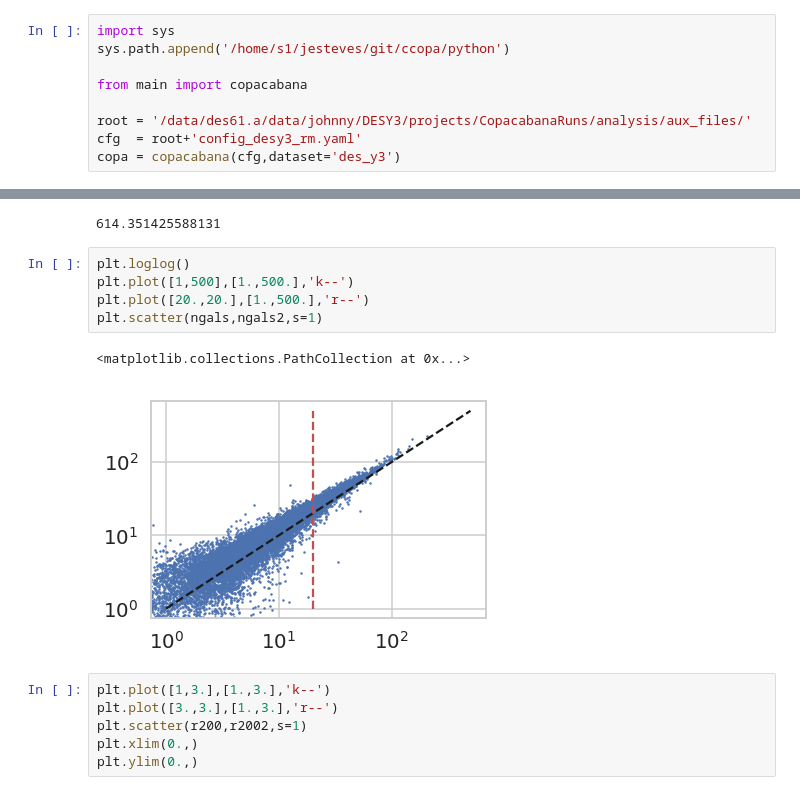
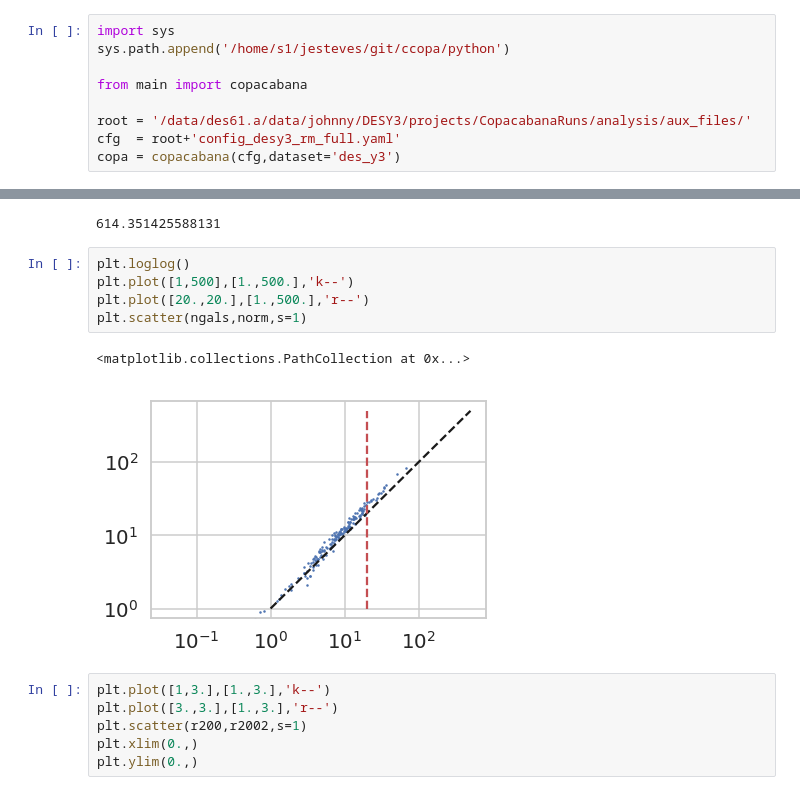
Before and after one commit to estevesjh/CopacabanaRuns, a Jupyter notebook: analysis/clusters/0.QuickCheckClusterResults.ipynb, the cells around one changed output, grey strips where cells are left out. Saved outputs shown, nothing was run; the diff lists cells and outputs as text.

```diff
--- a/analysis/clusters/0.QuickCheckClusterResults.ipynb
+++ b/analysis/clusters/0.QuickCheckClusterResults.ipynb
@@ -40,7 +40,7 @@ sys.path.append('/home/s1/jesteves/git/ccopa/python')
 from main import copacabana
 
 root = '/data/des61.a/data/johnny/DESY3/projects/CopacabanaRuns/analysis/aux_files/'
-cfg  = root+'config_desy3_rm.yaml'
+cfg  = root+'config_desy3_rm_full.yaml'
 copa = copacabana(cfg,dataset='des_y3')
 # %% [output]
 master file:
@@ -162,11 +161,11 @@ np.sum(mskf)
 # %%
 plt.loglog()
 plt.plot([1,500],[1.,500.],'k--')
 plt.plot([20.,20.],[1.,500.],'r--')
-plt.scatter(ngals,ngals2,s=1)
+plt.scatter(ngals,norm,s=1)
 # %% [output]
 <matplotlib.collections.PathCollection at 0x...>
-[figure, old version]
+[figure, new version]
 # %%
 plt.plot([1,3.],[1.,3.],'k--')
 plt.plot([3.,3.],[1.,3.],'r--')
```
Also changed, not shown: parts of 10 cells of this notebook, 20 other files.
